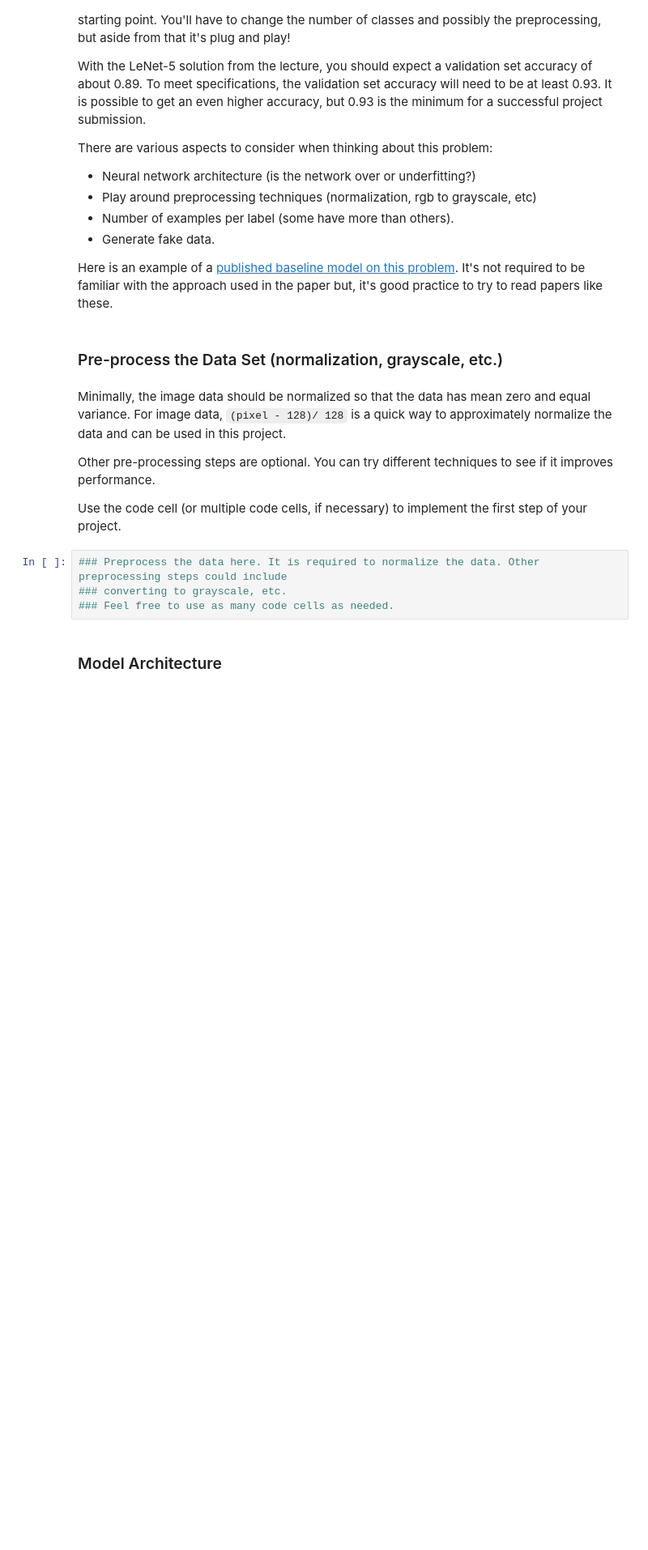
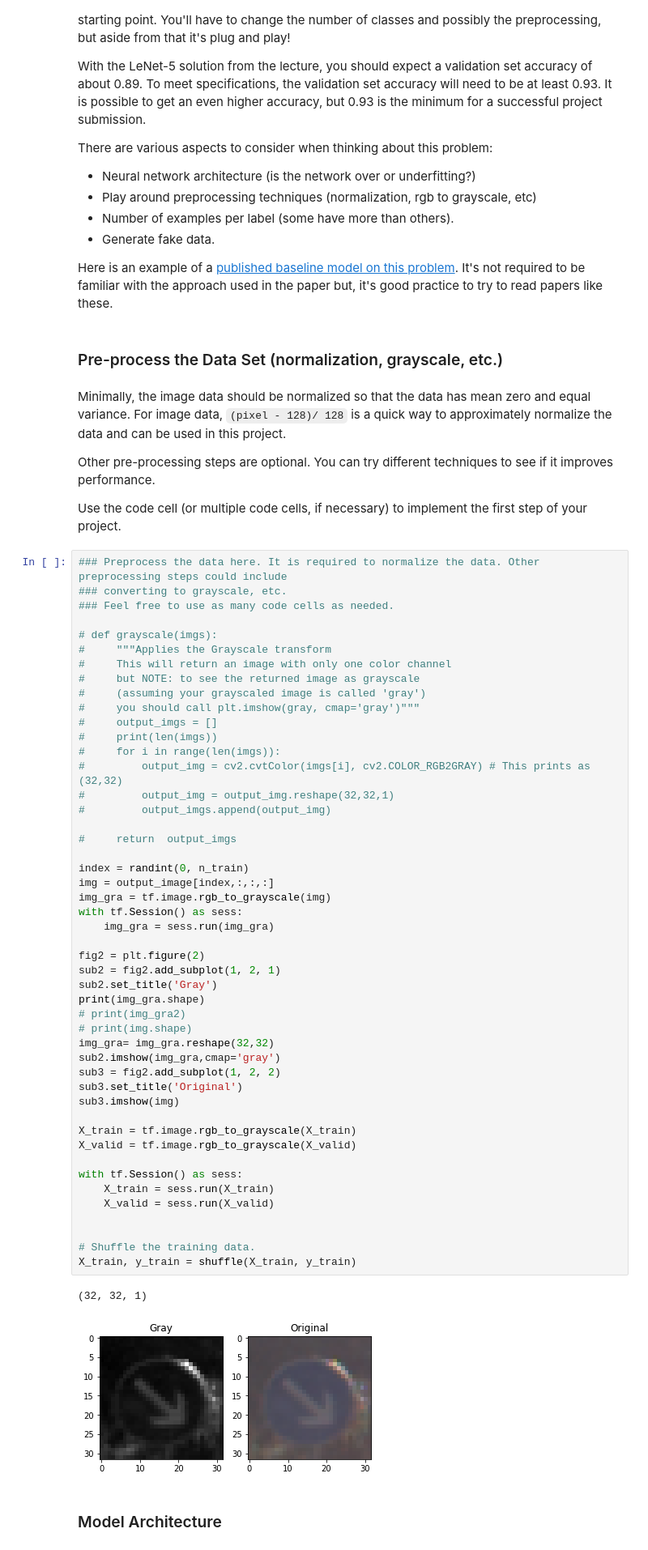
Before and after one commit to malnakli/CarND-Traffic-Sign-Classifier-Project, a Jupyter notebook: Traffic_Sign_Classifier.ipynb, the cells around one changed output. Shown at 81% size. Drawn from its saved outputs; the diff is of its cells as text; blank space fills up the shorter version.

```diff
--- a/Traffic_Sign_Classifier.ipynb
+++ b/Traffic_Sign_Classifier.ipynb
@@ -173,9 +180,56 @@ Minimally, the image data should be normalized so that the data has mean zero an
 Other pre-processing steps are optional. You can try different techniques to see if it improves performance.
 
 Use the code cell (or multiple code cells, if necessary) to implement the first step of your project.
-# %%
-### Preprocess the data here. It is required to normalize the data. Other preprocessing steps could include
-### converting to grayscale, etc.
-### Feel free to use as many code cells as needed.
+# %%
+### Preprocess the data here. It is required to normalize the data. Other preprocessing steps could include
+### converting to grayscale, etc.
+### Feel free to use as many code cells as needed.
+
+# def grayscale(imgs):
+#     """Applies the Grayscale transform
+#     This will return an image with only one color channel
+#     but NOTE: to see the returned image as grayscale
+#     (assuming your grayscaled image is called 'gray')
+#     you should call plt.imshow(gray, cmap='gray')"""
+#     output_imgs = []
+#     print(len(imgs))
+#     for i in range(len(imgs)):
+#         output_img = cv2.cvtColor(imgs[i], cv2.COLOR_RGB2GRAY) # This prints as (32,32)
+#         output_img = output_img.reshape(32,32,1)
+#         output_imgs.append(output_img)
+
+#     return  output_imgs
+
+index = randint(0, n_train)
+img = output_image[index,:,:,:]
+img_gra = tf.image.rgb_to_grayscale(img)
+with tf.Session() as sess:
+    img_gra = sess.run(img_gra)
+
+fig2 = plt.figure(2)
+sub2 = fig2.add_subplot(1, 2, 1)
+sub2.set_title('Gray')
+print(img_gra.shape)
+# print(img_gra2)
+# print(img.shape)
+img_gra= img_gra.reshape(32,32)
+sub2.imshow(img_gra,cmap='gray')
+sub3 = fig2.add_subplot(1, 2, 2)
+sub3.set_title('Original')
+sub3.imshow(img)
+
+X_train = tf.image.rgb_to_grayscale(X_train)
+X_valid = tf.image.rgb_to_grayscale(X_valid)
+
+with tf.Session() as sess:
+    X_train = sess.run(X_train)
+    X_valid = sess.run(X_valid)
+
+
+# Shuffle the training data.
+X_train, y_train = shuffle(X_train, y_train)
+# %% [output]
+(32, 32, 1)
+[figure, added]
 # %% [markdown]
 ### Model Architecture
```
Also changed, not shown: parts of 8 cells of this notebook.
